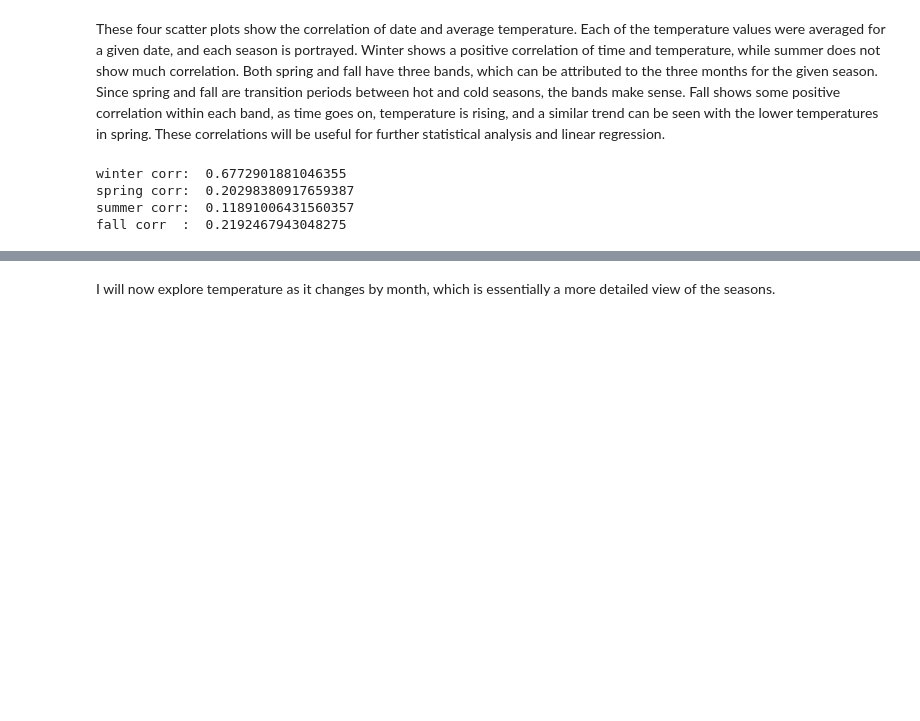
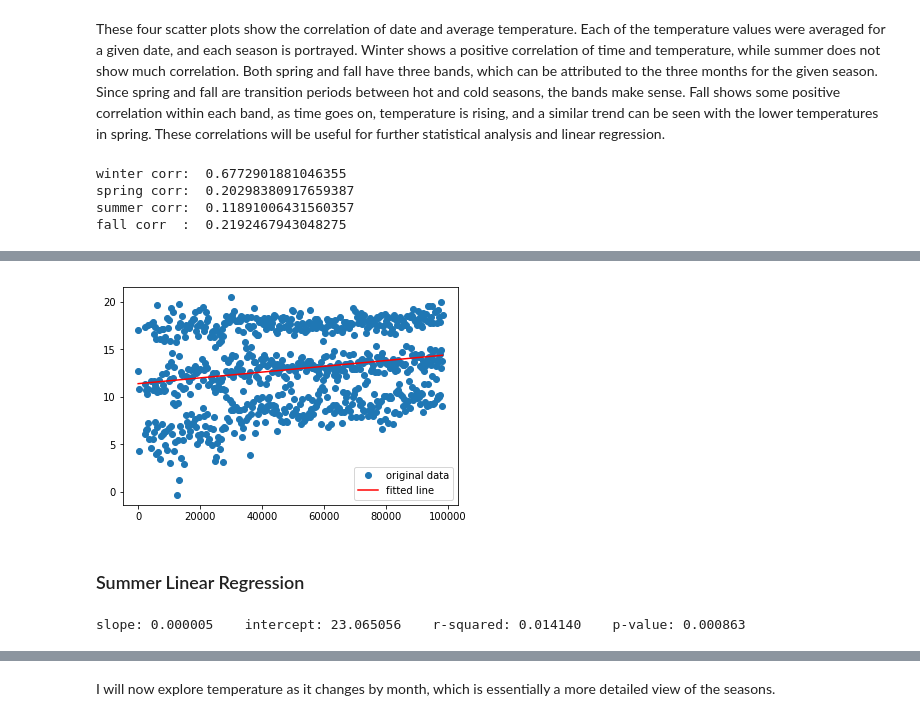
Before and after one commit to karahahn/Springboard_Capstone1, a Jupyter notebook: Exploratory Data Analysis (Statistical Inference).ipynb, the cells around one changed output, grey strips where cells are left out. Drawn from its saved outputs; the diff is of its cells as text; code cells hidden in the pictures; blank space fills up the shorter version.

```diff
--- a/Exploratory Data Analysis (Statistical Inference).ipynb
+++ b/Exploratory Data Analysis (Statistical Inference).ipynb
@@ -325,0 +231,3 @@ Variable: month                Importance: 0.11
+# %%
+x = spring[['date_delta']].values
+y = spring[['AverageTemperature']].values
@@ -325,0 +239,9 @@ Variable: month                Importance: 0.11
+# %%
+plt.plot(x, y, 'o', label='original data')
+plt.plot(x, intercept + slope*x, 'r', label='fitted line')
+plt.legend()
+plt.show()
+# %% [output]
+[figure, added]
+# %% [markdown]
+### Summer Linear Regression
@@ -325,0 +251,5 @@ Variable: month                Importance: 0.11
+# %%
+slope, intercept, r_value, p_value, std_err = stats.linregress(x[:,0], y[:,0])
+print("slope: %f    intercept: %f    r-squared: %f    p-value: %f" % (slope, intercept, r_value**2, p_value))
+# %% [output]
+slope: 0.000005    intercept: 23.065056    r-squared: 0.014140    p-value: 0.000863
```
Also changed, not shown: parts of 112 cells of this notebook.
